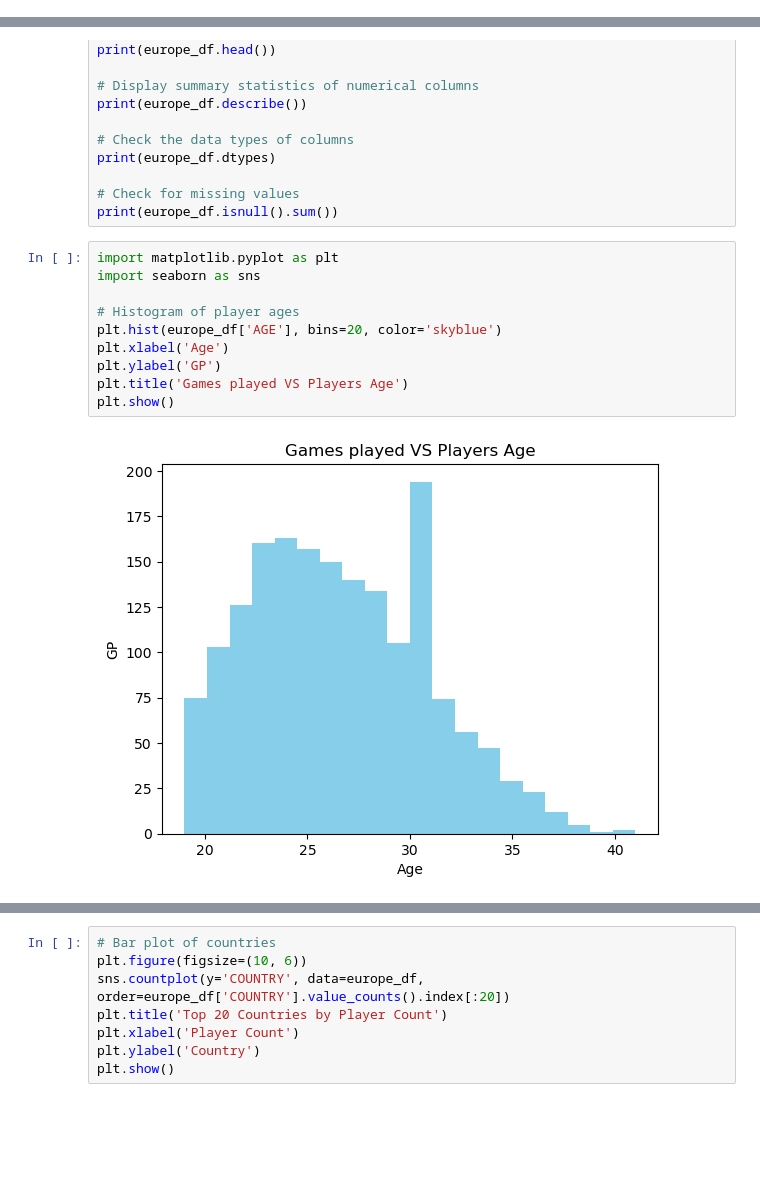
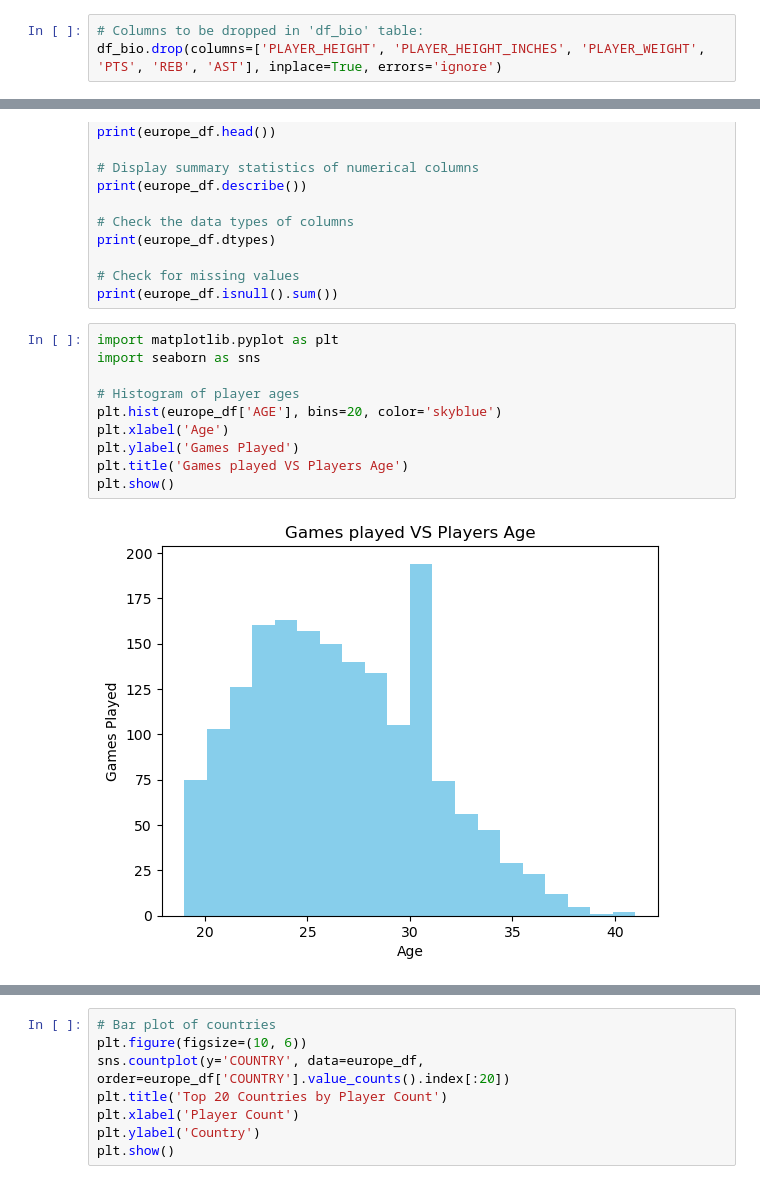
Before and after one commit to NEAT-Scouting-Data-Analytics/NEAT-Scouting-Data-Analytics, a Jupyter notebook: Merged_nba_stats_allen.ipynb, the cells around one changed output, grey strips where cells are left out. Saved outputs shown, nothing was run; the diff lists cells and outputs as text; blank space fills up the shorter version.

```diff
--- a/Merged_nba_stats_allen.ipynb
+++ b/Merged_nba_stats_allen.ipynb
@@ -20,6 +20,9 @@ columns_to_delete = ['PLUS_MINUS', 'NBA_FANTASY_PTS', 'DD2', 'TD3', 'WNBA_FANTAS
 df_player_stats.drop(columns=columns_to_delete, inplace=True, errors='ignore')
 
 df_player_stats.rename(columns={'Season_type': 'Season'}, inplace=True)
+# %%
+# Columns to be dropped in 'df_bio' table:
+df_bio.drop(columns=['PLAYER_HEIGHT', 'PLAYER_HEIGHT_INCHES', 'PLAYER_WEIGHT', 'PTS', 'REB', 'AST'], inplace=True, errors='ignore')
 # %%
 # Merge 'df_player_stats' and ‘df_bio‘ on common keys ‘PLAYER_ID‘ and ‘Year‘ in order to get 'COUNTRY' column.
 merged_df_stats_bio = pd.merge(df_player_stats, df_bio, on=['PLAYER_ID', 'Year', 'Season'], how='inner')
@@ -176,15 +161,15 @@ print(europe_df.isnull().sum())
 # %%
 import matplotlib.pyplot as plt
 import seaborn as sns
 
 # Histogram of player ages
 plt.hist(europe_df['AGE'], bins=20, color='skyblue')
 plt.xlabel('Age')
-plt.ylabel('GP')
+plt.ylabel('Games Played')
 plt.title('Games played VS Players Age')
 plt.show()
 # %% [output]
-[figure, old version]
+[figure, new version]
 # %%
 # Box plot of player ages
 sns.boxplot(x='AGE', data=europe_df, color='lightgreen')
```
Also changed, not shown: parts of 48 cells of this notebook.
